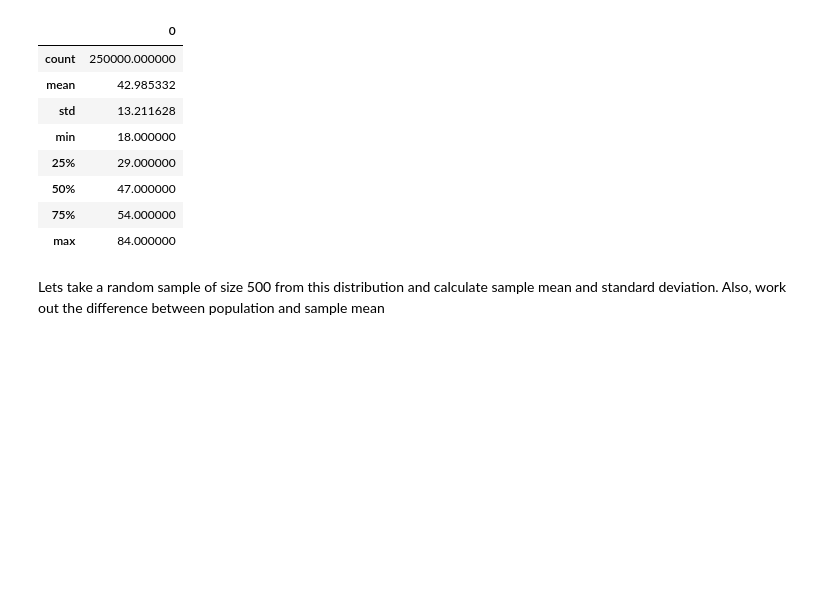
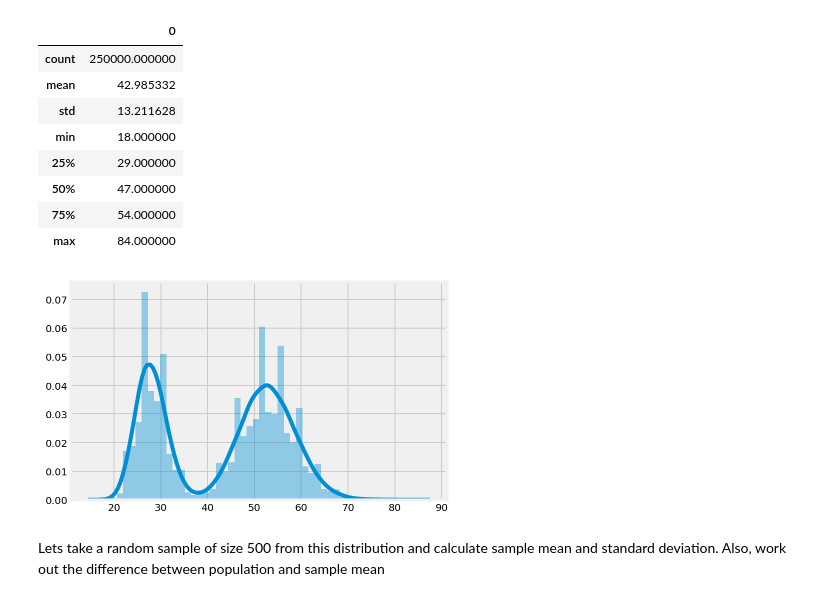
Before and after one commit to nikolholicka/curriculum, a Jupyter notebook: mod3/section19/dsc-confidence-intervals-lab-online-ds-pt-041519/index.ipynb, the cells around one changed output. Cells and saved outputs as stored; diff of their text form; code cells hidden in the pictures; blank space fills up the shorter version.

```diff
--- a/mod3/section19/dsc-confidence-intervals-lab-online-ds-pt-041519/index.ipynb
+++ b/mod3/section19/dsc-confidence-intervals-lab-online-ds-pt-041519/index.ipynb
@@ -69,8 +69,10 @@ pop_ages.describe()
 | 75% | 54.000000 |
 | max | 84.000000 |
 # %%
-# Draw a histogram for pop ages
-#lt.hist(pop_ages)
+# Draw a histogram for pop
+sns.distplot(pop_ages);
+# %% [output]
+[figure, added]
 # %% [markdown]
 Lets take a random sample of size 500 from this distribution and calculate sample mean and standard deviation. Also, work out the difference between population and sample mean
 # %%
```
Also changed, not shown: parts of 7 cells of this notebook, 9 other files.
